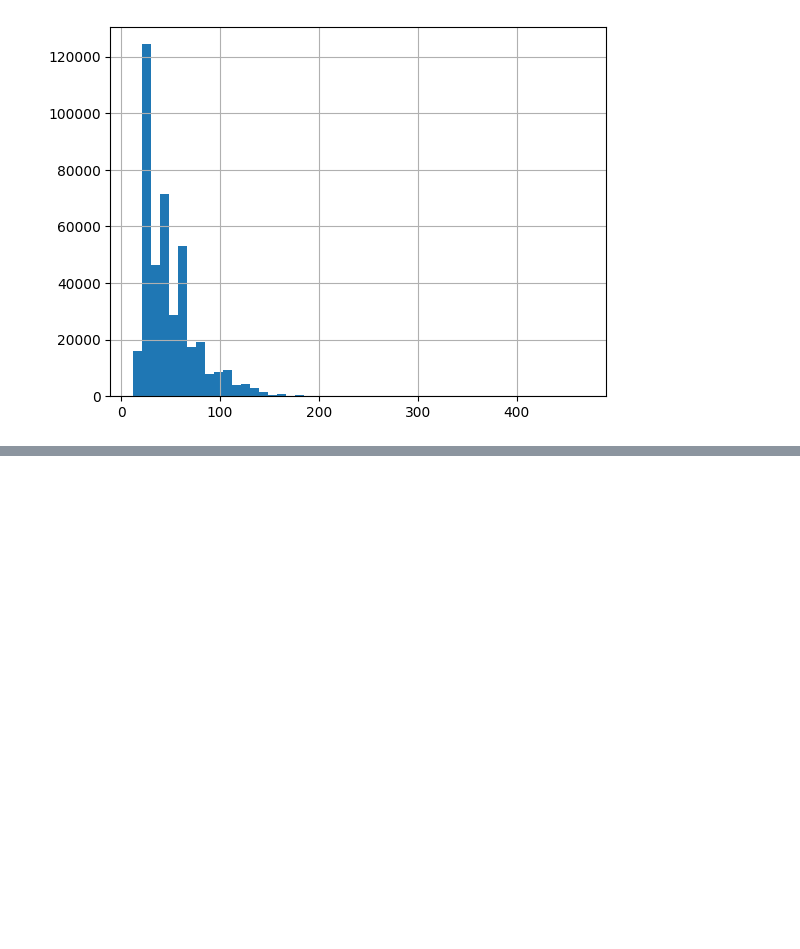
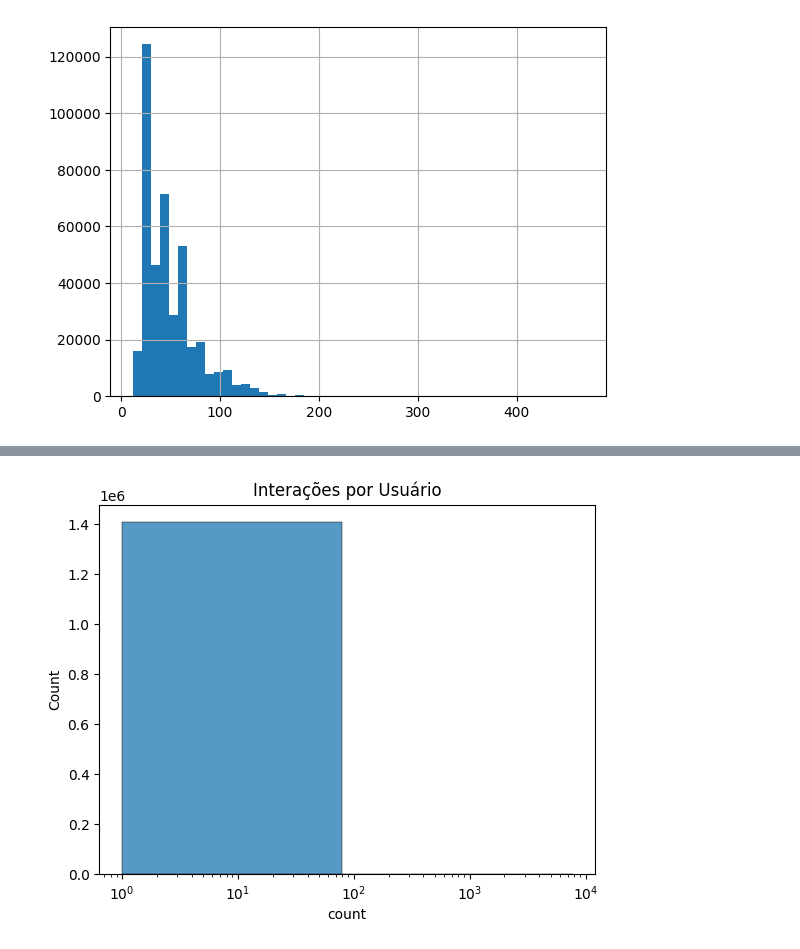
Before and after one commit to LaraGSilva/projeto-tech-challenge-sistema-recomendacao, a Jupyter notebook: notebooks/analise_EDA.ipynb, the cells around one changed output, grey strips where cells are left out. Drawn from its saved outputs; the diff is of its cells as text; code cells hidden in the pictures; blank space fills up the shorter version.

```diff
--- a/notebooks/analise_EDA.ipynb
+++ b/notebooks/analise_EDA.ipynb
@@ -319,8 +302,9 @@ df_prop_2 = spark.read.csv(
 )
 
 
-df_prop =
+df_prop = df_prop_1.unionByName(df_prop_2)
 
 df_prop.groupBy(
     "property"
+
 ).count().show()
@@ -326,0 +430,18 @@ df_prop.groupBy(
+# %%
+users = (
+    df_eda
+    .groupBy("visitorid")
+    .count()
+    .toPandas()
+)
+
+sns.histplot(
+    users["count"],
+    bins=100
+)
+
+plt.xscale("log")
+plt.title("Interações por Usuário")
+plt.show()
+# %% [output]
+[figure, added]
```
Also changed, not shown: parts of 15 cells of this notebook.
